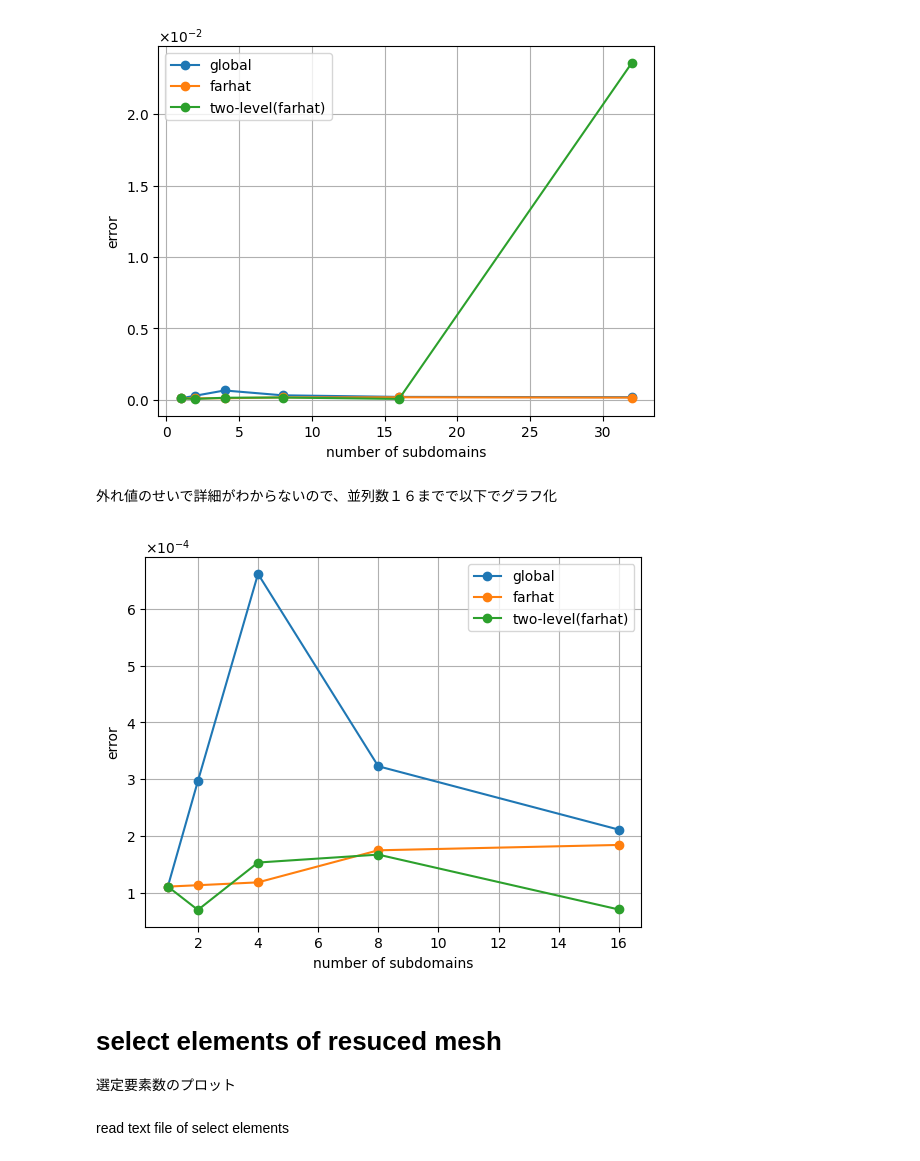
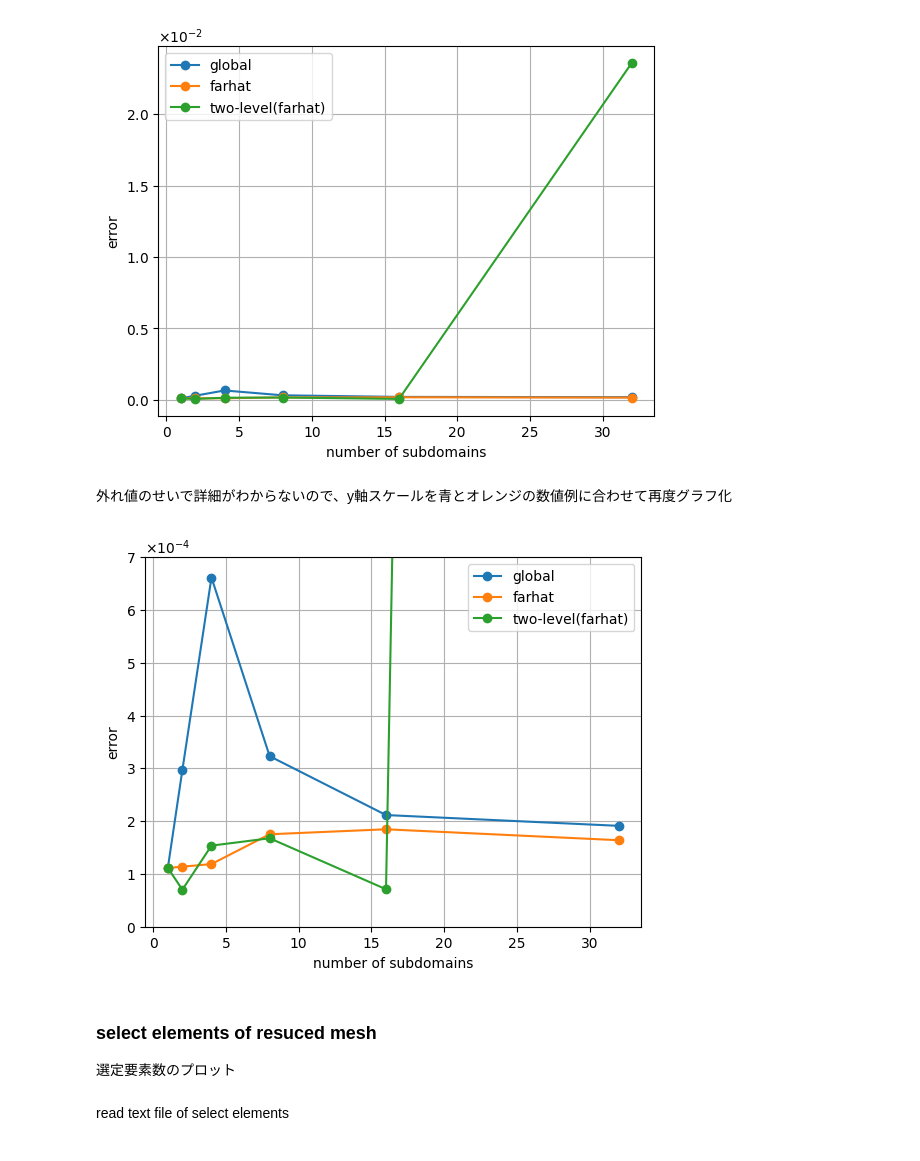
Before and after one commit to HiranoAkihiro/DataProcessing, a Jupyter notebook: notebook/two-level_s-nnls.ipynb, the cells around one changed output. Drawn from its saved outputs; the diff is of its cells as text; code cells hidden in the pictures.

```diff
--- a/notebook/two-level_s-nnls.ipynb
+++ b/notebook/two-level_s-nnls.ipynb
@@ -149,34 +153,35 @@ plt.show()
 # %% [output]
 [figure]
 # %% [markdown]
-外れ値のせいで詳細がわからないので、並列数１６までで以下でグラフ化
+外れ値のせいで詳細がわからないので、y軸スケールを青とオレンジの数値例に合わせて再度グラフ化
 # %%
 fig, ax = plt.subplots()
-x = np.zeros(n_files-1)
-for i in range(0,n_files-1,1):
+x = np.zeros(n_files)
+for i in range(0,n_files,1):
     x[i] = 2**i
 
-mean_HROM1.pop()
-mean_HROM2.pop()
-mean_HROM3.pop()
+# mean_HROM1.pop()
+# mean_HROM2.pop()
+# mean_HROM3.pop()
 
 ax.plot(x, mean_HROM1, marker='o')
 ax.plot(x, mean_HROM2, marker='o')
 ax.plot(x, mean_HROM3, marker='o')
 ax.set_xlabel('number of subdomains')
 ax.set_ylabel('error')
 ax.grid()
 ax.ticklabel_format(axis='y', style='sci', scilimits=(0,0), useMathText=True)
+ax.set_ylim([0.0, 7.0e-4])
 ax.legend(['global', 'farhat', 'two-level(farhat)'])
 # ax.set_xscale('log')
 # ax.set_xticks(mean_HROM1)
 # ax.set_xticklabels([2**i for i in range(0,len(mean_HROM1))])
 # ax.set_title('disp error')
 plt.show()
 # %% [output]
-[figure, old version]
+[figure, new version]
 # %% [markdown]
-# select elements of resuced mesh
+### select elements of resuced mesh
 選定要素数のプロット
 # %% [markdown]
 read text file of select elements
```
Also changed, not shown: parts of 8 cells of this notebook.
